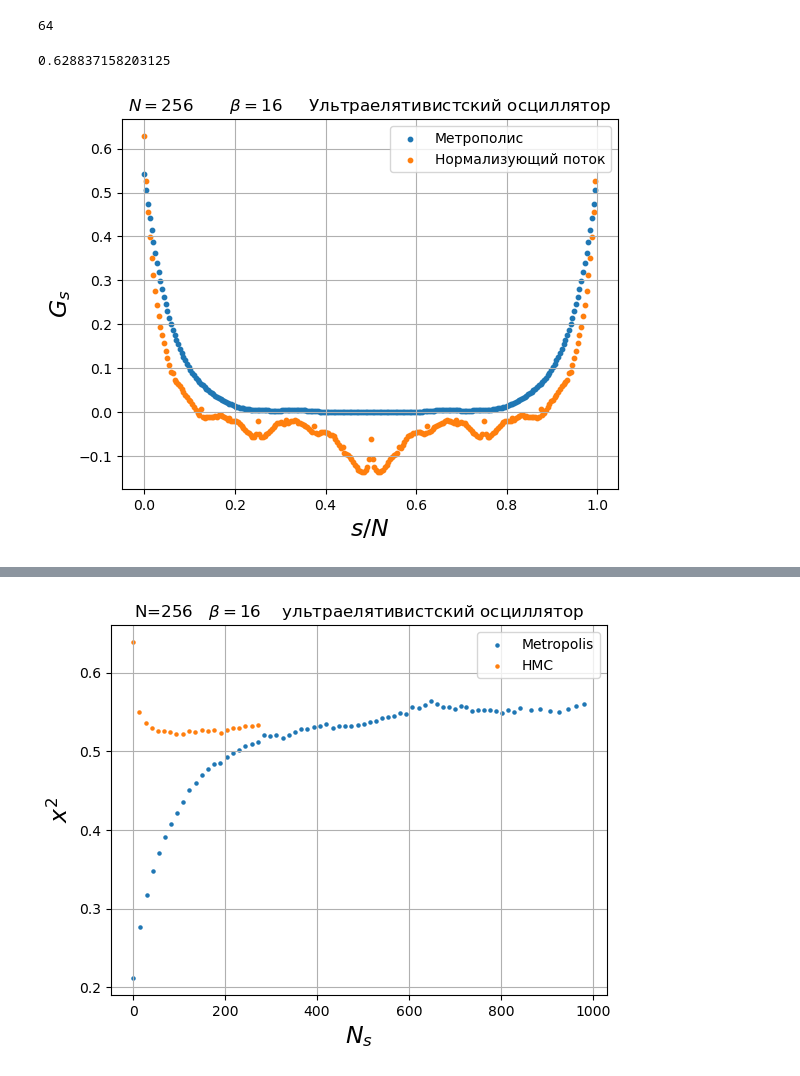
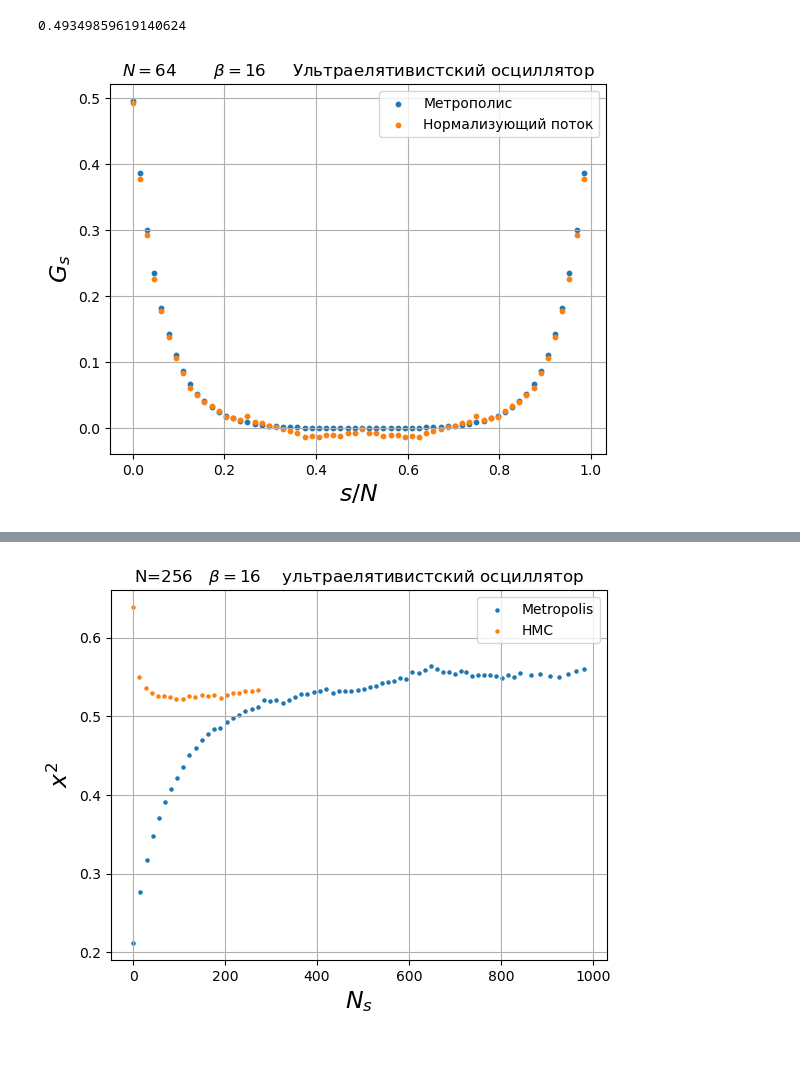
Before and after one commit to Vsevolod2001/PIMC, a Jupyter notebook: PIMC-py/Normalizing flow/nf_model(RG).ipynb, the cells around one changed output, grey strips where cells are left out. Saved outputs shown, nothing was run; the diff lists cells and outputs as text; code cells hidden in the pictures.

```diff
--- a/PIMC-py/Normalizing flow/nf_model(RG).ipynb
+++ b/PIMC-py/Normalizing flow/nf_model(RG).ipynb
@@ -258,4 +191,6 @@ def config_RG_masks(m,n_nod):
 # %%
+from flows.RGflows import RGflows
+"""
 class RGflows(nn.Module):
 
     def __init__(self,latent: Distribution ,
@@ -276,7 +211,7 @@ class RGflows(nn.Module):
         self.hidden_dim_dict = hidden_dim_dict
         self.out_dim = out_dim
         self.gr_ng = gr_ng
-        O=(torch.tensor(get_O(self.out_dim)).float()).to(device)
+        O=(t_get_O(out_dim)).to(device)
         self.Ot=(torch.t(O)).to(device)
         self.p_drop=p_drop
 
@@ -308,7 +243,7 @@ class RGflows(nn.Module):
                     "num_hidden_dict":self.num_hidden_dict,
                     "hidden_dim_dict":self.hidden_dim_dict,
                     "masks":self.masks,
-                    "p_drop"=self.p_drop}
+                    "p_drop":self.p_drop}
         torch.save(model_dict,filename)
 
     def load_model(filename):
@@ -328,8 +263,8 @@ class RGflows(nn.Module):
         return z
 
     def sample(self, num_samples: int = 1) -> torch.Tensor:
-        """Sample a new observation x by sampling z from
-        the latent distribution and pass through g."""
+        Sample a new observation x by sampling z from
+        the latent distribution and pass through g.
         z=(self.latent_sample(num_samples))
         with torch.no_grad():
             x, _ = self.g(z)
@@ -415,4 +350,5 @@ class RGflows(nn.Module):
 
 
         return x, log_abs_det
+"""
 # %% [output]
@@ -623,23 +491,23 @@ RGflows(
 # %%
 set_random_seed(42)
-rg = RGflows.load_model("model_weights_ur.pth")
-d = 5
-dim = 2**(m+d)
-rg.gr_ng = d
-rg.set_out_dim(dim)
-pipeline=Pipeline(model=rg,criterion=KL_ur_list[d], optimizer_class=torch.optim.Adam,optimizer_kwargs={"lr": 0.0001})
+rg = RGflows.load_model("model_weights_osc.pth")
+#d = 3
+#dim = 2**(m+d)
+#rg.gr_ng = d
+#rg.set_out_dim(dim)
+pipeline=Pipeline(model=rg,criterion = osc.get_KL(), optimizer_class=torch.optim.Adam,optimizer_kwargs={"lr": 0.001})
 
 trainer = pl.Trainer(
     max_epochs=200,
-    logger=TensorBoardLogger(save_dir=f"logs/nf"),
+    logger = TensorBoardLogger(save_dir=f"./logs/nf"),
     num_sanity_val_steps=0,
     log_every_n_steps=1,
     enable_checkpointing=False,
-    accumulate_grad_batches=1
+    accumulate_grad_batches=4
 )
 
 trainer.fit(model=pipeline, train_dataloaders=train_loader)
-rg.save("model_weights_ur.pth")
+rg.save("model_weights_osc.pth")
 # %% [output]
 GPU available: False, used: False
 TPU available: False, using: 0 TPU cores
@@ -659,11 +528,11 @@ HPU available: False, using: 0 HPUs
 from Data import normal_dist
 import numpy as np
 from NFconstants import N_traj
-d = 5
-dim = 2**(m+d)
-RG_trained = RGflows.load_model("model_weights_ur.pth")
+#d = 5
+#dim = 2**(m+d)
+RG_trained = RGflows.load_model("model_weights_osc.pth")
 RG_trained.eval()
-RG_trained.set_out_dim(dim)
+#RG_trained.set_out_dim(dim)
 N_traj=1000
 trajs = RG_trained.sample(N_traj)
 # %%
@@ -715,34 +561,30 @@ g_rel_01=(10*np.array(corr))[:-1]
-# %%
-print(len(g_nf2))
-# %% [output]
-64
 # %%
 #import sys
 #sys.path.append('../')
 import numpy as np
 import matplotlib.pyplot as plt
 from NFconstants import N_nod, N_traj, NG_points,Beta
 
 
 
 
-g=g_ur
+g=g_osc
 print(g_nf[0])
 fig=plt.figure()
 MCMC_list=np.arange(len(g))/len(g)
 NF_list=np.arange(len(g_nf))/len(g_nf)
 
 
 
 plt.scatter(MCMC_list,g,s=10)
 plt.scatter(NF_list,g_nf,s=10)
 plt.legend(["Метрополис","Нормализующий поток"])
 plt.title(r"$N=$"+str(N_nod)+"       "r"$\beta=$"+str(Beta)+"     Ультраелятивистский осциллятор")
 plt.ylabel(r"$G_s$",fontsize=17)
 plt.xlabel(r"$s/N$",fontsize=17)
 #plt.yscale("log")
 plt.grid(True)
 plt.show()
 # %% [output]
-0.628837158203125
+0.49349859619140624
-[figure, old version]
+[figure, new version]
```
Also changed, not shown: parts of 42 cells of this notebook, 29 other files.
